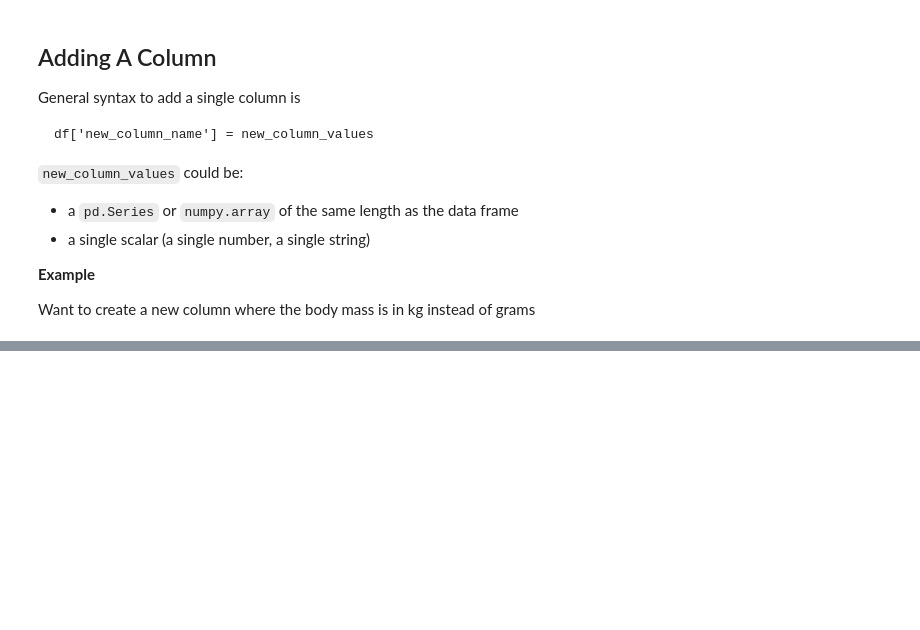
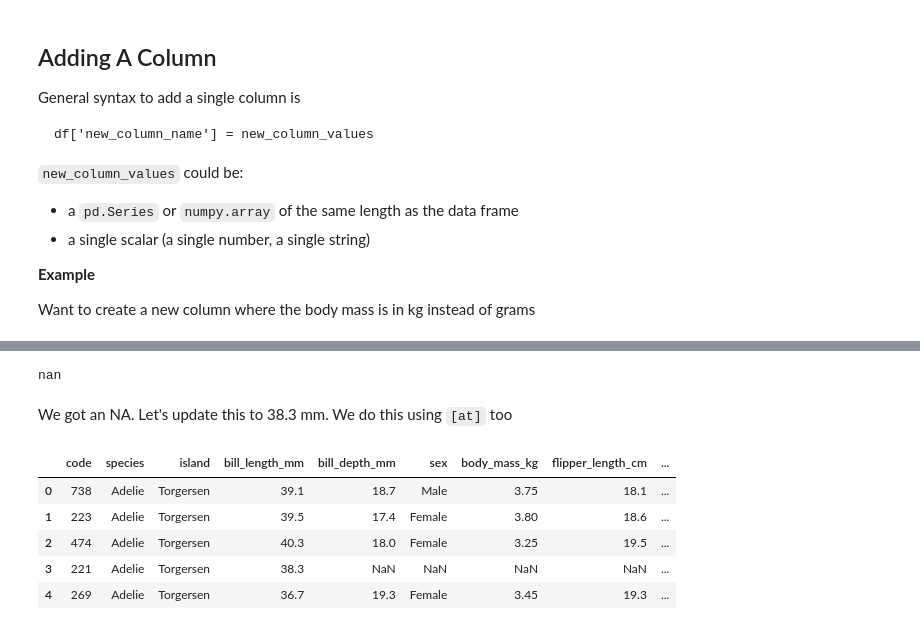
Before and after one commit to mwidas/lesson3, a Jupyter notebook: updating_dataframes.ipynb, the cells around one changed output, grey strips where cells are left out. Cells and saved outputs as stored; diff of their text form; code cells hidden in the pictures; blank space fills up the shorter version.

```diff
--- a/updating_dataframes.ipynb
+++ b/updating_dataframes.ipynb
@@ -41,0 +129,5 @@ Want to create a new column where the body mass is in kg instead of grams
+# %%
+# df is reassigned when using drop
+penguins = penguins.drop(columns=['flipper_length_mm', 'body_mass_g'])
+
+print(penguins.columns)
@@ -41,0 +157,19 @@ Want to create a new column where the body mass is in kg instead of grams
+# %%
+# uses indexing so row 4 technically
+penguins.at[3, 'bill_length_mm']
+# %% [output]
+nan
+# %% [markdown]
+We got an NA. Let's update this to 38.3 mm. We do this using `[at]` too
+# %%
+# update
+penguins.at[3, 'bill_length_mm'] = 38.3
+
+penguins.head()
+# %% [output]
+|  | code | species | island | bill_length_mm | bill_depth_mm | sex | body_mass_kg | flipper_length_cm | ... |
+| 0 | 738 | Adelie | Torgersen | 39.1 | 18.7 | Male | 3.75 | 18.1 | ... |
+| 1 | 223 | Adelie | Torgersen | 39.5 | 17.4 | Female | 3.80 | 18.6 | ... |
+| 2 | 474 | Adelie | Torgersen | 40.3 | 18.0 | Female | 3.25 | 19.5 | ... |
+| 3 | 221 | Adelie | Torgersen | 38.3 | NaN | NaN | NaN | NaN | ... |
+| 4 | 269 | Adelie | Torgersen | 36.7 | 19.3 | Female | 3.45 | 19.3 | ... |
```
Also changed, not shown: parts of 25 cells of this notebook.
